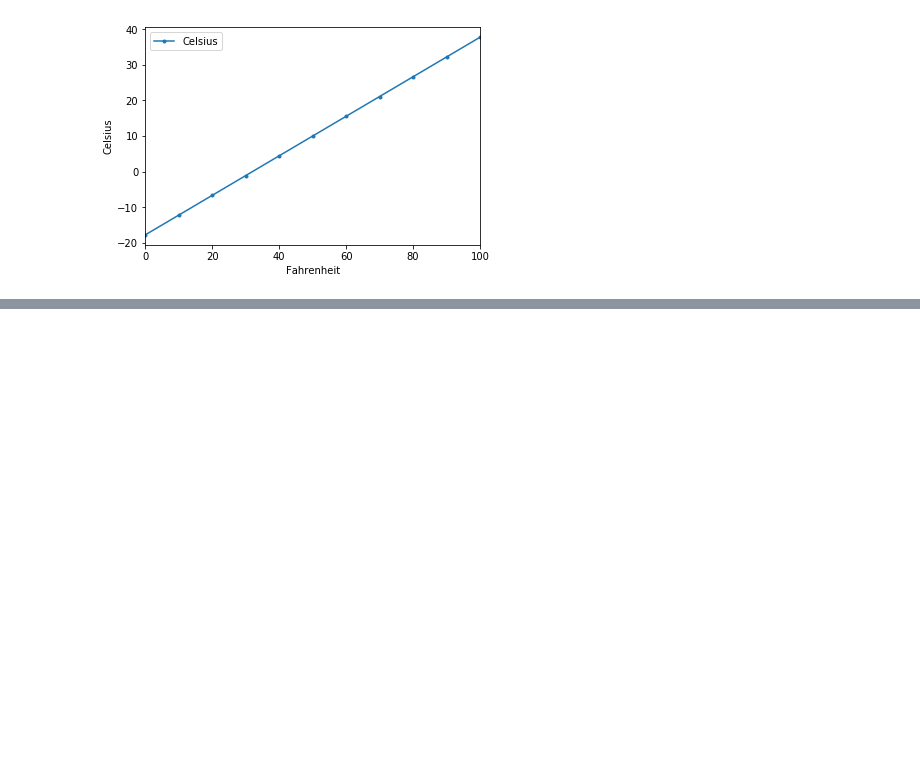
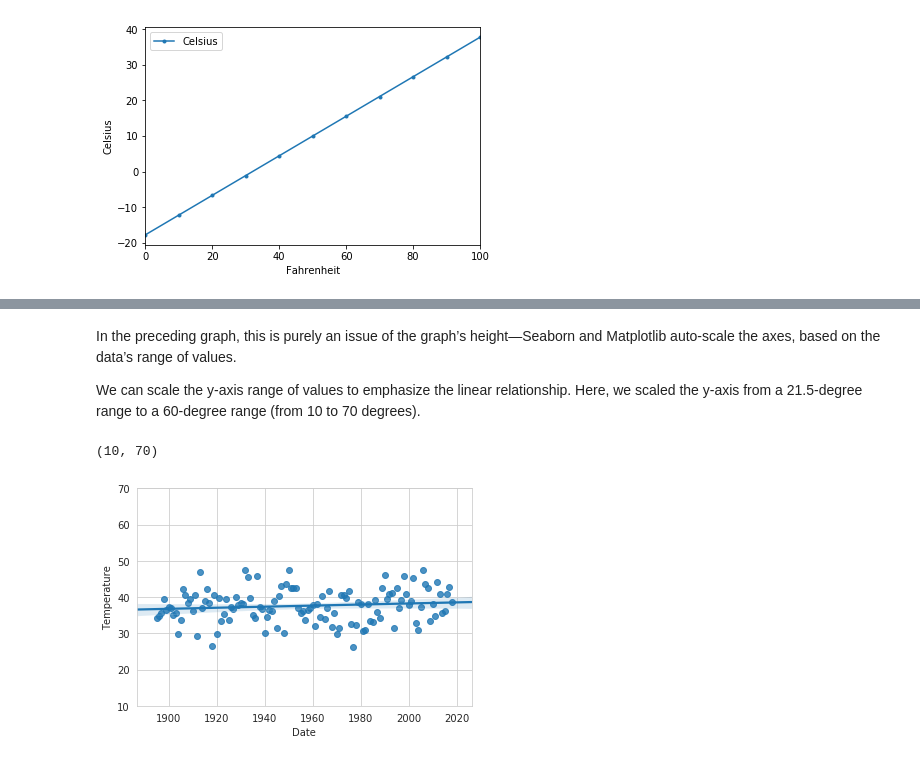
Before and after one commit to rahiakela/python-for-programmers-practice, a Jupyter notebook: time_series_with_simple_linear_regression.ipynb, the cells around one changed output, grey strips where cells are left out. Drawn from its saved outputs; the diff is of its cells as text; code cells hidden in the pictures; blank space fills up the shorter version.

```diff
--- a/time_series_with_simple_linear_regression.ipynb
+++ b/time_series_with_simple_linear_regression.ipynb
@@ -71,0 +204,10 @@ y_label = axes.set_ylabel('Celsius')
+# %% [markdown]
+In the preceding graph, this is purely an issue of the graph’s height—Seaborn and Matplotlib auto-scale the axes, based on the data’s range of values.
+
+We can scale the y-axis range of values to emphasize the linear relationship. Here, we scaled the y-axis from a 21.5-degree range to a 60-degree range (from 10 to 70 degrees).
+# %%
+axes = sns.regplot(x=nyc.Date, y = nyc.Temperature)
+axes.set_ylim(10, 70)
+# %% [output]
+(10, 70)
+[figure, added]
```
Also changed, not shown: parts of 26 cells of this notebook.
